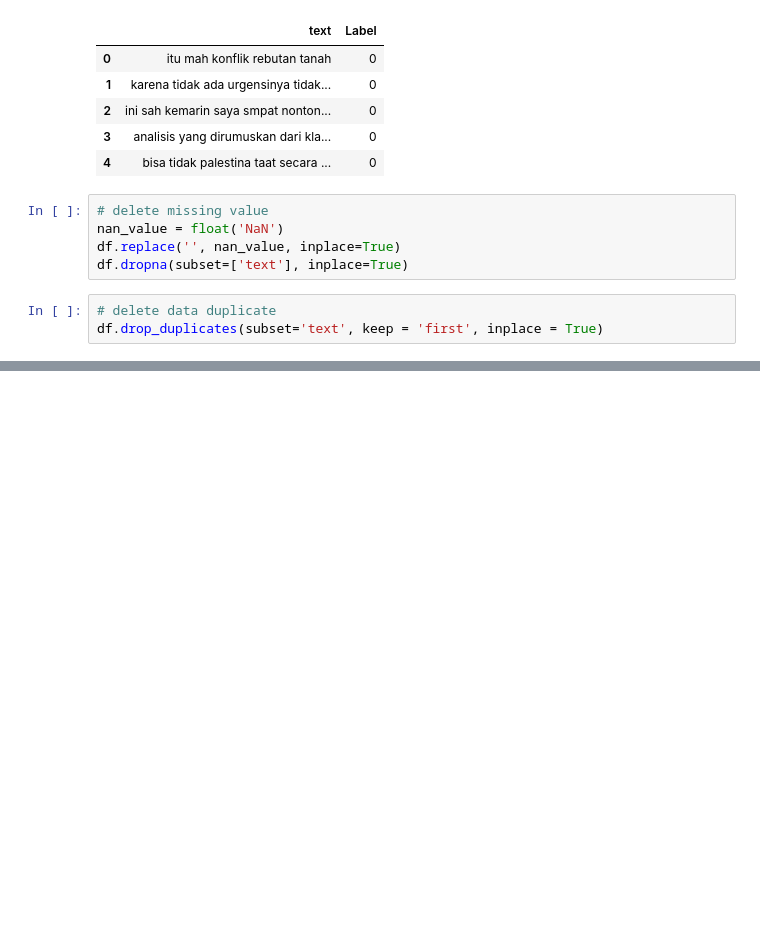
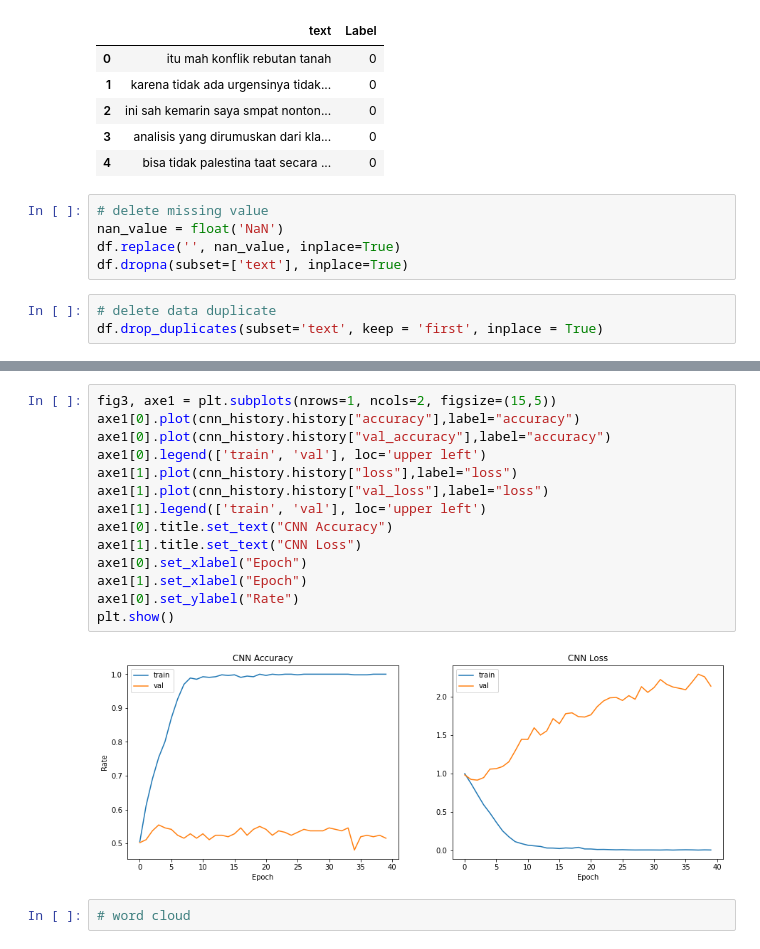
Before and after one commit to mjterrs20/sentiment_cnn, a Jupyter notebook: model.ipynb, the cells around one changed output, grey strips where cells are left out. Drawn from its saved outputs; the diff is of its cells as text; blank space fills up the shorter version.

```diff
--- a/model.ipynb
+++ b/model.ipynb
@@ -95,0 +321,18 @@ df.to_csv('clean1.csv', encoding='utf-8', index=False)
+# %%
+fig3, axe1 = plt.subplots(nrows=1, ncols=2, figsize=(15,5))
+axe1[0].plot(cnn_history.history["accuracy"],label="accuracy")
+axe1[0].plot(cnn_history.history["val_accuracy"],label="accuracy")
+axe1[0].legend(['train', 'val'], loc='upper left')
+axe1[1].plot(cnn_history.history["loss"],label="loss")
+axe1[1].plot(cnn_history.history["val_loss"],label="loss")
+axe1[1].legend(['train', 'val'], loc='upper left')
+axe1[0].title.set_text("CNN Accuracy")
+axe1[1].title.set_text("CNN Loss")
+axe1[0].set_xlabel("Epoch")
+axe1[1].set_xlabel("Epoch")
+axe1[0].set_ylabel("Rate")
+plt.show()
+# %% [output]
+[figure, added]
+# %%
+# word cloud
```
Also changed, not shown: parts of 25 cells of this notebook.
